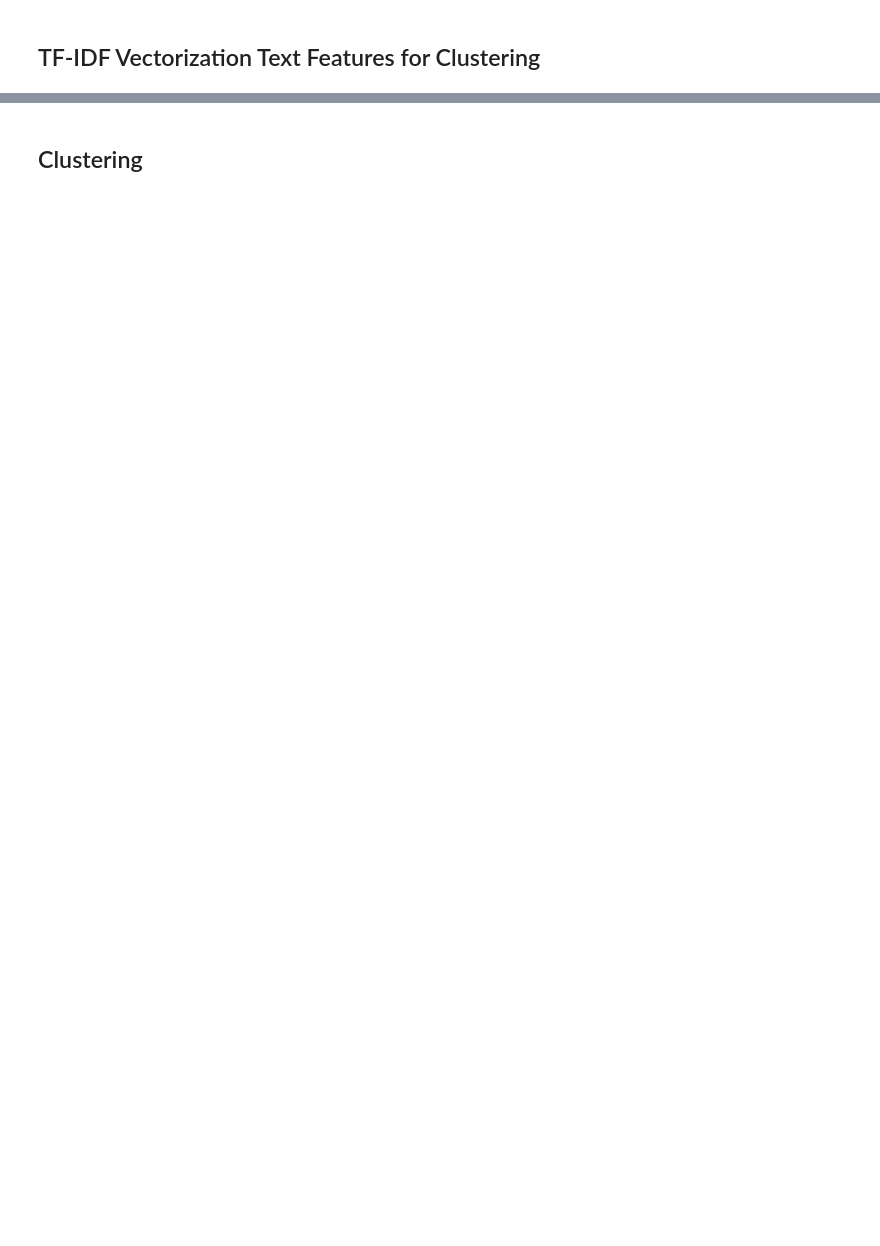
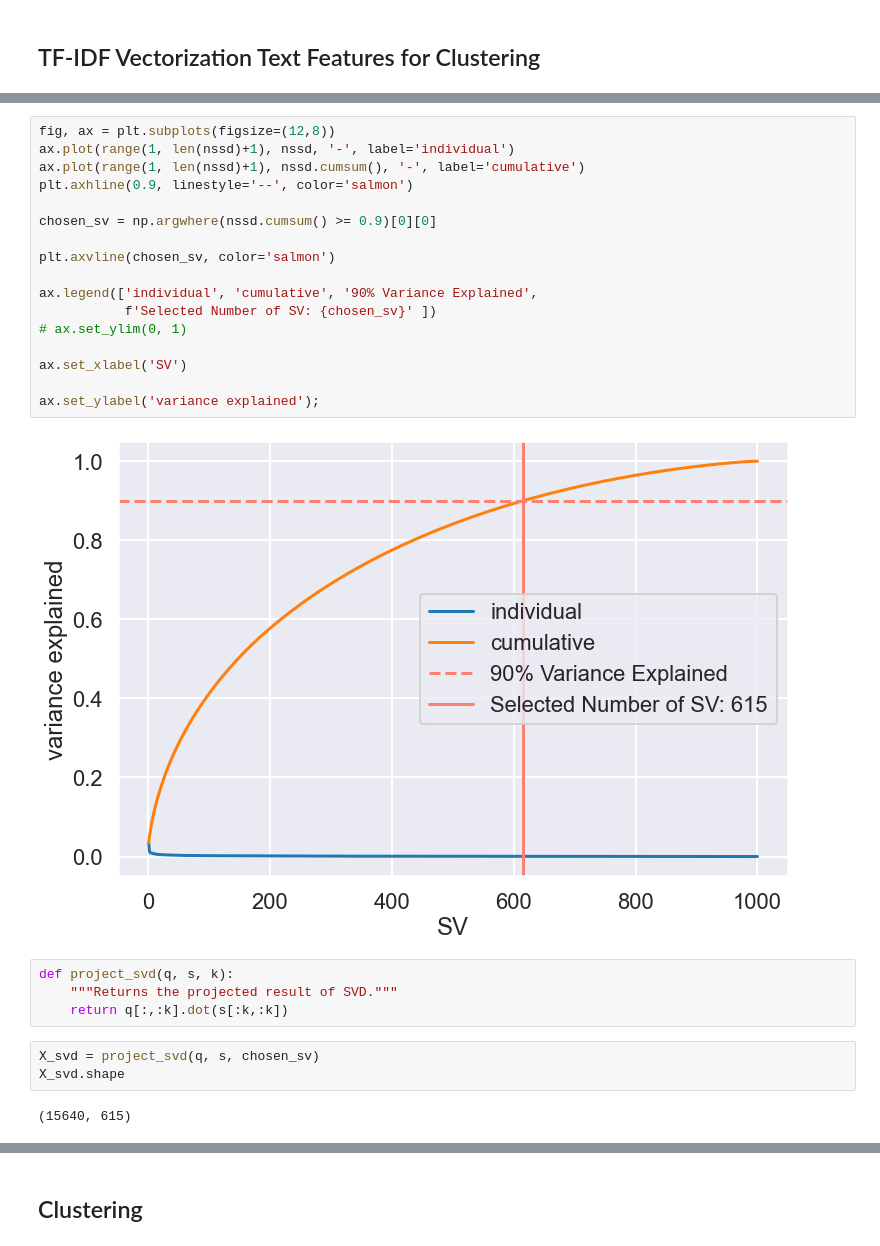
Before and after one commit to May-nerd/dmw-ml-final-project, a Jupyter notebook: data_cleaning/data_building_and_cleaning_with_vectorization.ipynb, the cells around one changed output, grey strips where cells are left out. Cells and saved outputs as stored; diff of their text form; blank space fills up the shorter version.

```diff
--- a/data_cleaning/data_building_and_cleaning_with_vectorization.ipynb
+++ b/data_cleaning/data_building_and_cleaning_with_vectorization.ipynb
@@ -313,0 +365,28 @@ print(X.shape)
+# %%
+fig, ax = plt.subplots(figsize=(12,8))
+ax.plot(range(1, len(nssd)+1), nssd, '-', label='individual')
+ax.plot(range(1, len(nssd)+1), nssd.cumsum(), '-', label='cumulative')
+plt.axhline(0.9, linestyle='--', color='salmon')
+
+chosen_sv = np.argwhere(nssd.cumsum() >= 0.9)[0][0]
+
+plt.axvline(chosen_sv, color='salmon')
+
+ax.legend(['individual', 'cumulative', '90% Variance Explained',
+           f'Selected Number of SV: {chosen_sv}' ])
+# ax.set_ylim(0, 1)
+
+ax.set_xlabel('SV')
+
+ax.set_ylabel('variance explained');
+# %% [output]
+[figure, added]
+# %%
+def project_svd(q, s, k):
+    """Returns the projected result of SVD."""
+    return q[:,:k].dot(s[:k,:k])
+# %%
+X_svd = project_svd(q, s, chosen_sv)
+X_svd.shape
+# %% [output]
+(15640, 615)
```
Also changed, not shown: parts of 30 cells of this notebook, 3 other files.
